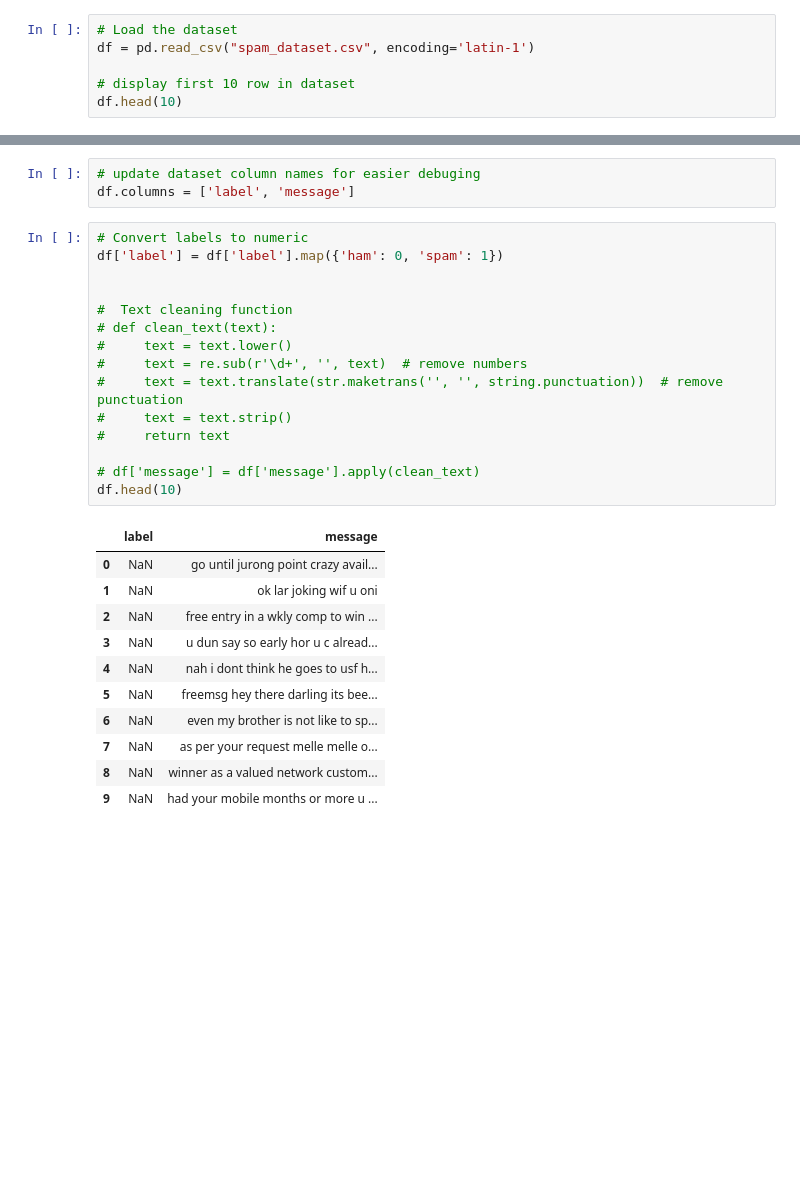
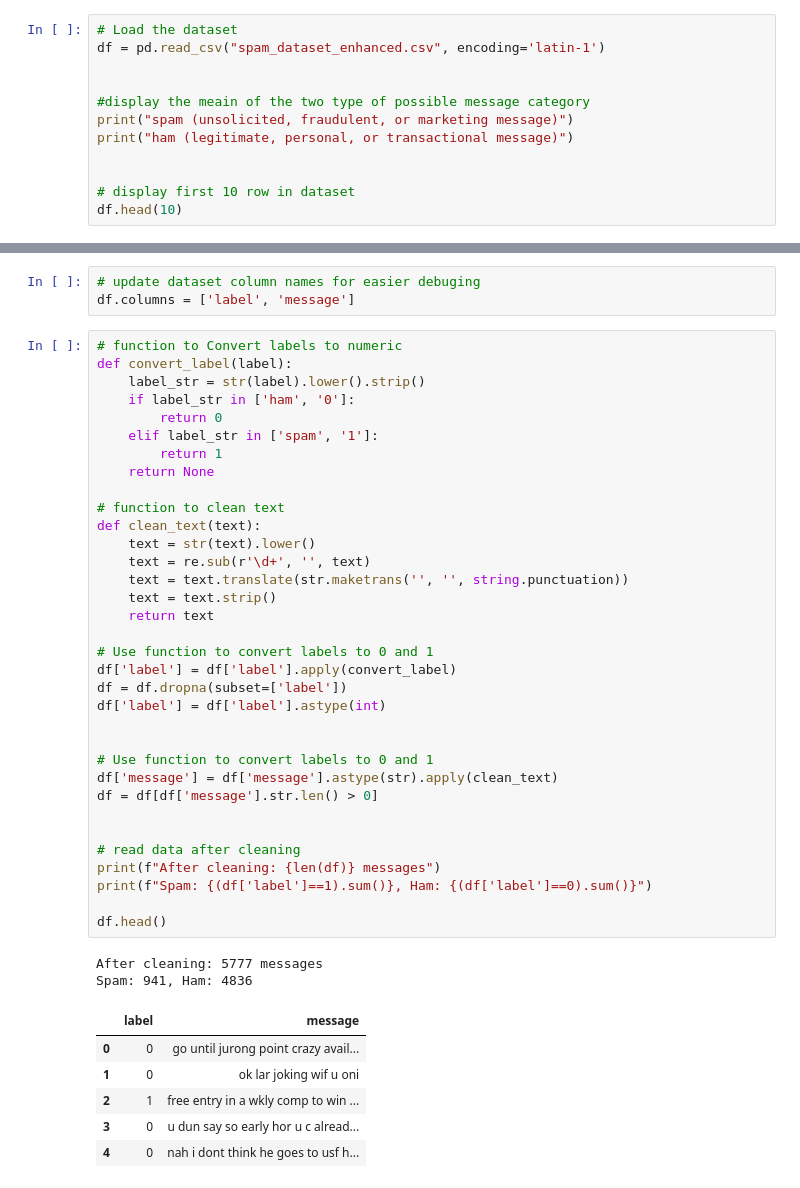
Before and after one commit to nnoli90/spam-detector-app, a Jupyter notebook: spam_detection_system.ipynb, the cells around one changed output, grey strips where cells are left out. Drawn from its saved outputs; the diff is of its cells as text; blank space fills up the shorter version.

```diff
--- a/spam_detection_system.ipynb
+++ b/spam_detection_system.ipynb
@@ -20,6 +32,12 @@ LOAD THE DATASET
 # %%
 # Load the dataset
-df = pd.read_csv("spam_dataset.csv", encoding='latin-1')
+df = pd.read_csv("spam_dataset_enhanced.csv", encoding='latin-1')
+
+
+#display the meain of the two type of possible message category
+print("spam (unsolicited, fraudulent, or marketing message)")
+print("ham (legitimate, personal, or transactional message)")
+
 
 # display first 10 row in dataset
 df.head(10)
@@ -54,29 +102,45 @@ DATA CLEANING
 # update dataset column names for easier debuging
 df.columns = ['label', 'message']
 # %%
-# Convert labels to numeric
-df['label'] = df['label'].map({'ham': 0, 'spam': 1})
+# function to Convert labels to numeric
+def convert_label(label):
+    label_str = str(label).lower().strip()
+    if label_str in ['ham', '0']:
+        return 0
+    elif label_str in ['spam', '1']:
+        return 1
+    return None
+
+# function to clean text
+def clean_text(text):
+    text = str(text).lower()
+    text = re.sub(r'\d+', '', text)
+    text = text.translate(str.maketrans('', '', string.punctuation))
+    text = text.strip()
+    return text
+
+# Use function to convert labels to 0 and 1
+df['label'] = df['label'].apply(convert_label)
+df = df.dropna(subset=['label'])
+df['label'] = df['label'].astype(int)
 
 
-#  Text cleaning function
-# def clean_text(text):
-#     text = text.lower()
-#     text = re.sub(r'\d+', '', text)  # remove numbers
-#     text = text.translate(str.maketrans('', '', string.punctuation))  # remove punctuation
-#     text = text.strip()
-#     return text
+# Use function to convert labels to 0 and 1
+df['message'] = df['message'].astype(str).apply(clean_text)
+df = df[df['message'].str.len() > 0]
 
-# df['message'] = df['message'].apply(clean_text)
-df.head(10)
+
+# read data after cleaning
+print(f"After cleaning: {len(df)} messages")
+print(f"Spam: {(df['label']==1).sum()}, Ham: {(df['label']==0).sum()}")
+
+df.head()
 # %% [output]
+After cleaning: 5777 messages
+Spam: 941, Ham: 4836
 |  | label | message |
-| 0 | NaN | go until jurong point crazy avail... |
-| 1 | NaN | ok lar joking wif u oni |
-| 2 | NaN | free entry in a wkly comp to win ... |
-| 3 | NaN | u dun say so early hor u c alread... |
-| 4 | NaN | nah i dont think he goes to usf h... |
-| 5 | NaN | freemsg hey there darling its bee... |
-| 6 | NaN | even my brother is not like to sp... |
-| 7 | NaN | as per your request melle melle o... |
-| 8 | NaN | winner as a valued network custom... |
-| 9 | NaN | had your mobile months or more u ... |
+| 0 | 0 | go until jurong point crazy avail... |
+| 1 | 0 | ok lar joking wif u oni |
+| 2 | 1 | free entry in a wkly comp to win ... |
+| 3 | 0 | u dun say so early hor u c alread... |
+| 4 | 0 | nah i dont think he goes to usf h... |
```
Also changed, not shown: parts of 35 cells of this notebook, 2 other files.
